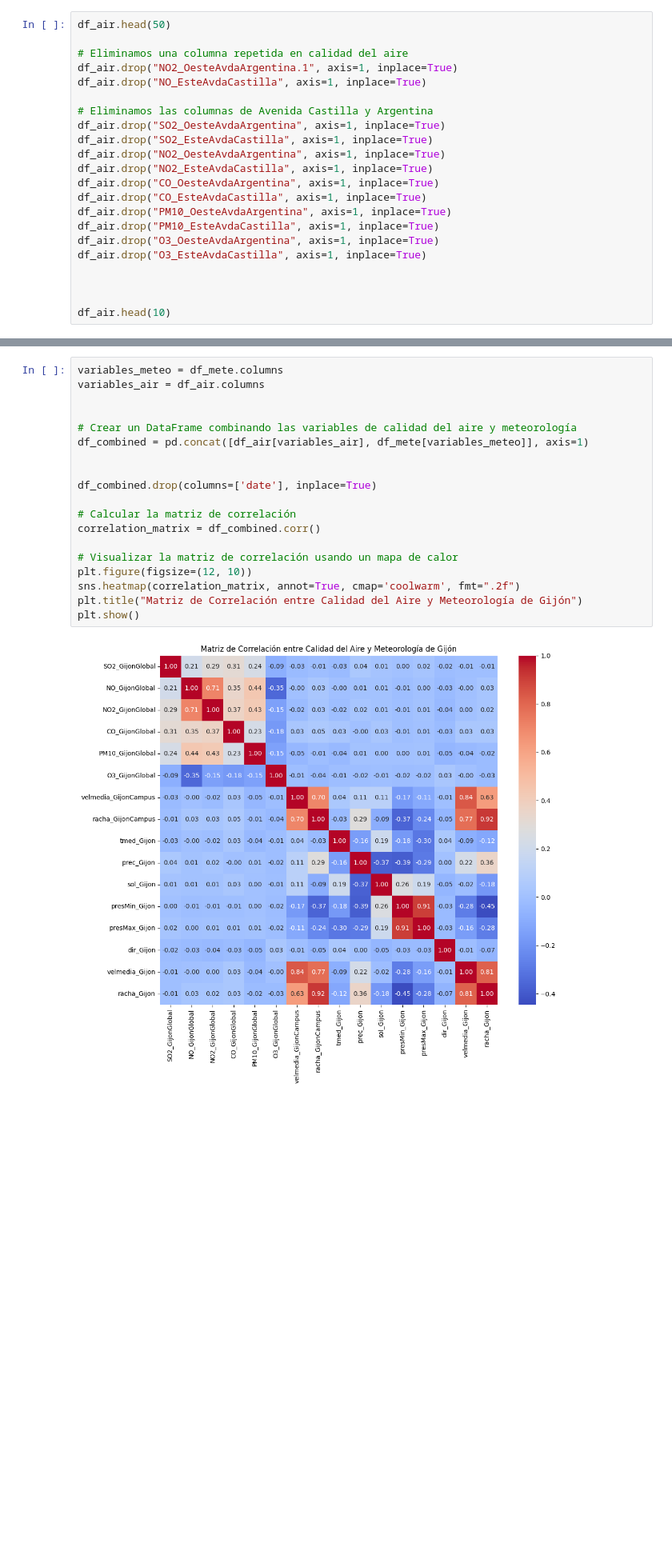
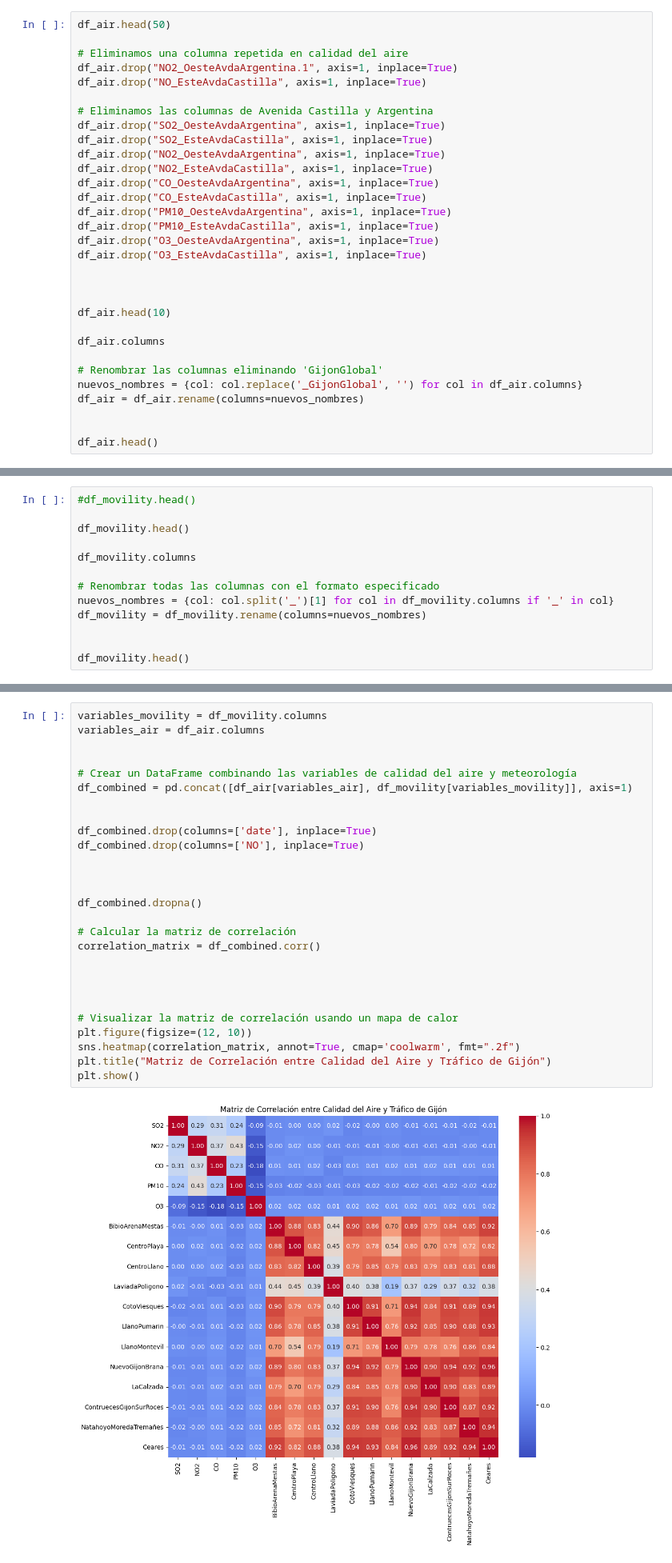
Before and after one commit to coral2742/Merkle-Datathon-2024, a Jupyter notebook: parte1.ipynb, the cells around one changed output, grey strips where cells are left out. Shown at 80% size. Cells and saved outputs as stored; diff of their text form; blank space fills up the shorter version.

```diff
--- a/parte1.ipynb
+++ b/parte1.ipynb
@@ -33,4 +33,13 @@ df_air.drop("O3_EsteAvdaCastilla", axis=1, inplace=True)
 
 
 df_air.head(10)
+
+df_air.columns
+
+# Renombrar las columnas eliminando 'GijonGlobal'
+nuevos_nombres = {col: col.replace('_GijonGlobal', '') for col in df_air.columns}
+df_air = df_air.rename(columns=nuevos_nombres)
+
+
+df_air.head()
 # %% [output]
@@ -51,0 +69,13 @@ df_air.head(10)
+# %%
+#df_movility.head()
+
+df_movility.head()
+
+df_movility.columns
+
+# Renombrar todas las columnas con el formato especificado
+nuevos_nombres = {col: col.split('_')[1] for col in df_movility.columns if '_' in col}
+df_movility = df_movility.rename(columns=nuevos_nombres)
+
+
+df_movility.head()
@@ -68,21 +158,29 @@ merged_df.head()
 # %%
-variables_meteo = df_mete.columns
+variables_movility = df_movility.columns
 variables_air = df_air.columns
 
 
 # Crear un DataFrame combinando las variables de calidad del aire y meteorología
-df_combined = pd.concat([df_air[variables_air], df_mete[variables_meteo]], axis=1)
+df_combined = pd.concat([df_air[variables_air], df_movility[variables_movility]], axis=1)
 
 
 df_combined.drop(columns=['date'], inplace=True)
+df_combined.drop(columns=['NO'], inplace=True)
+
+
+
+df_combined.dropna()
 
 # Calcular la matriz de correlación
 correlation_matrix = df_combined.corr()
 
+
+
+
 # Visualizar la matriz de correlación usando un mapa de calor
 plt.figure(figsize=(12, 10))
 sns.heatmap(correlation_matrix, annot=True, cmap='coolwarm', fmt=".2f")
-plt.title("Matriz de Correlación entre Calidad del Aire y Meteorología de Gijón")
+plt.title("Matriz de Correlación entre Calidad del Aire y Tráfico de Gijón")
 plt.show()
 # %% [output]
-[figure, old version]
+[figure, new version]
```
Also changed, not shown: parts of 10 cells of this notebook, 2 other files.
